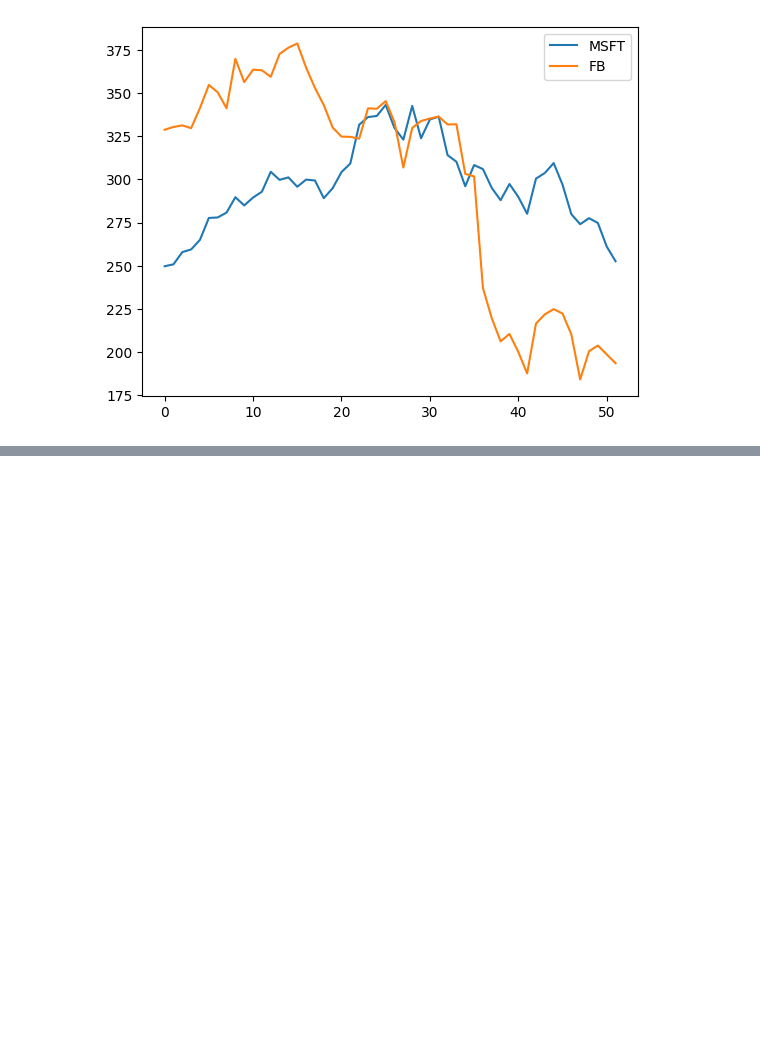
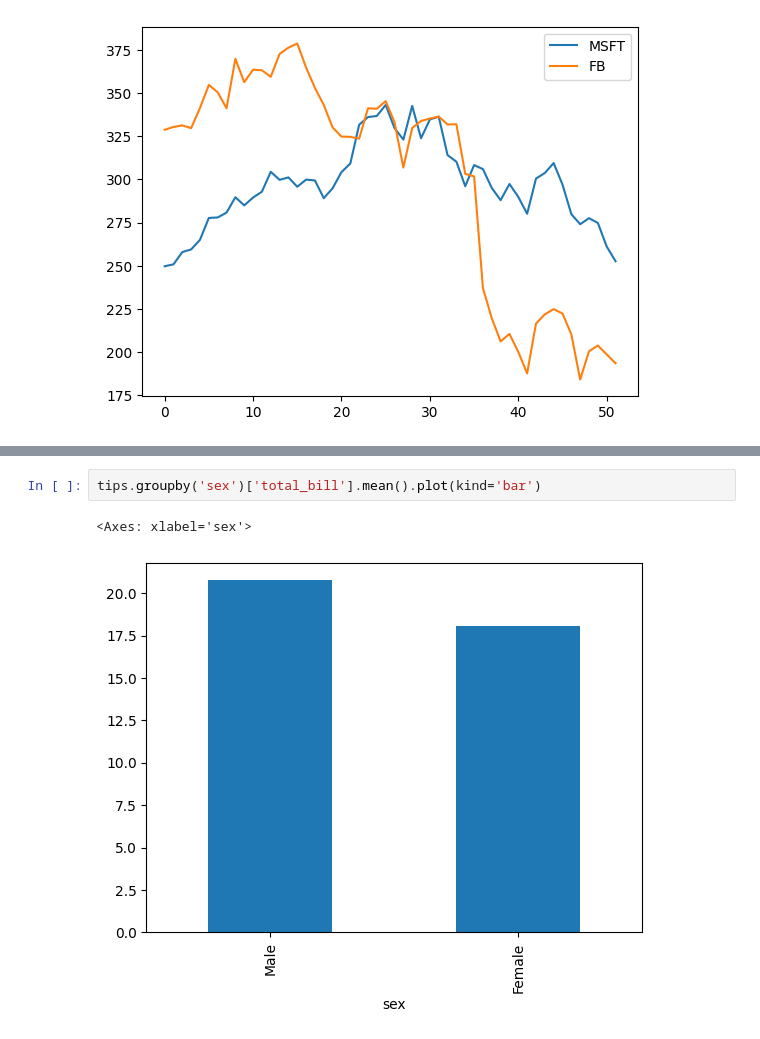
Before and after one commit to simran-aug15/Matplotlib, a Jupyter notebook: dataframeplot.ipynb, the cells around one changed output, grey strips where cells are left out. Cells and saved outputs as stored; diff of their text form; blank space fills up the shorter version.

```diff
--- a/dataframeplot.ipynb
+++ b/dataframeplot.ipynb
@@ -74,0 +72,5 @@ temp.head()
+# %%
+tips.groupby('sex')['total_bill'].mean().plot(kind='bar')
+# %% [output]
+<Axes: xlabel='sex'>
+[figure, added]
```
Also changed, not shown: parts of 1 cell of this notebook.
